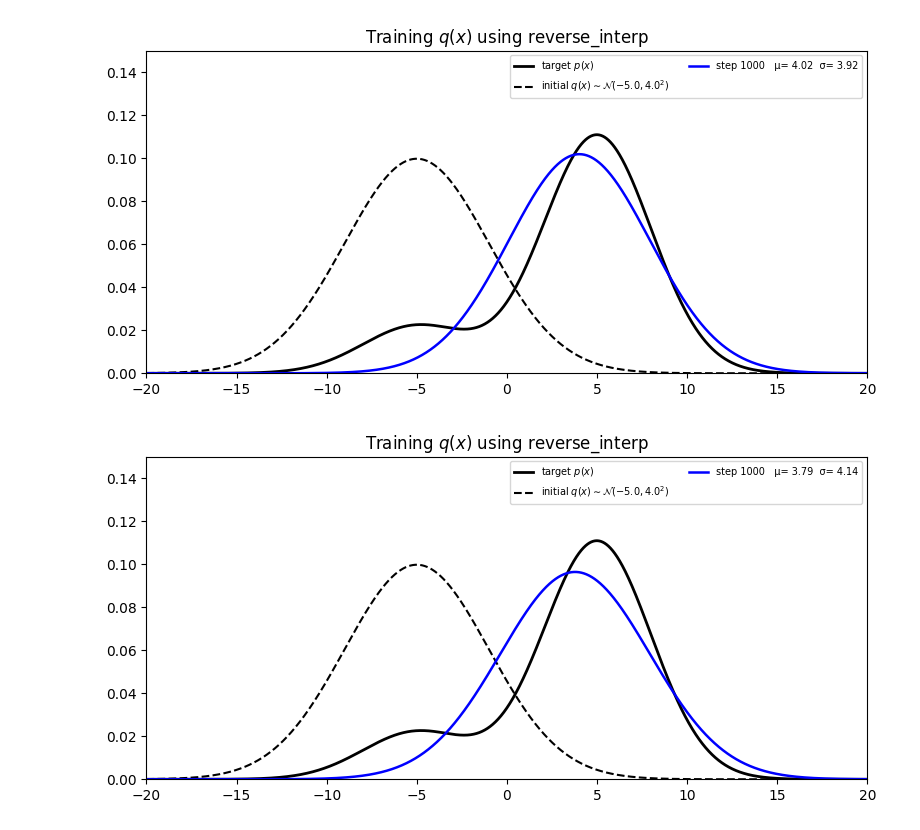
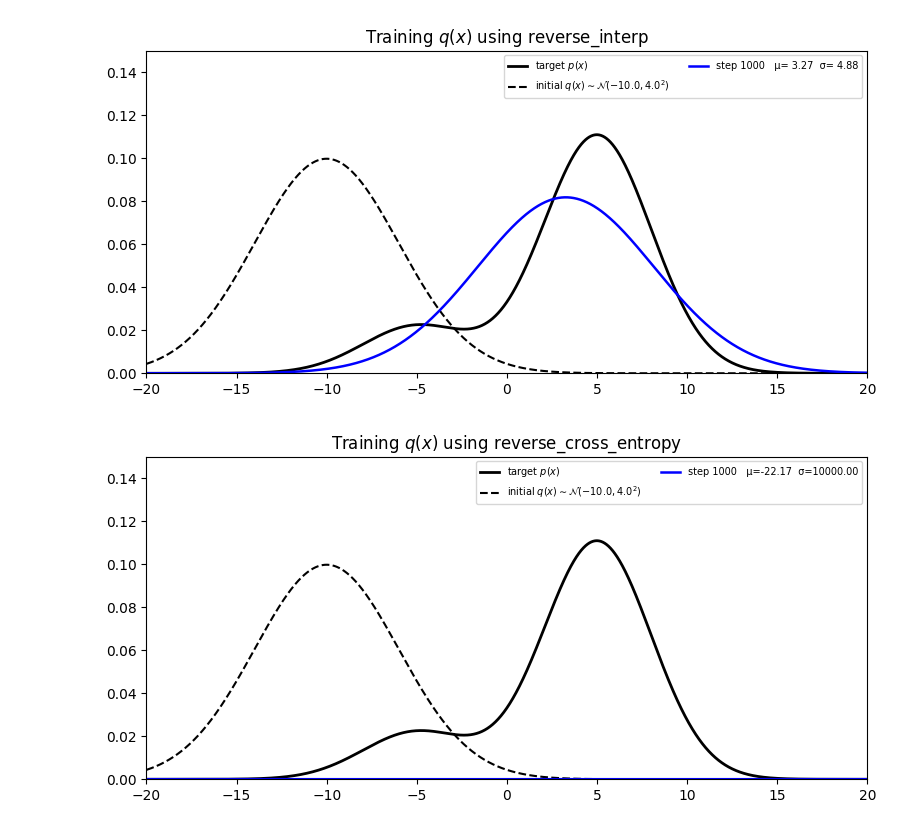
Before and after one commit to ShuoZheLi/distribution_matching, a Jupyter notebook: KL.ipynb, the cells around one changed output. Saved outputs shown, nothing was run; the diff lists cells and outputs as text; code cells hidden in the pictures.

```diff
--- a/KL.ipynb
+++ b/KL.ipynb
@@ -92,7 +92,7 @@ class KLTrainer:
         self.sigmas = torch.tensor([3.0, 3.0])
 
         # Variational distribution parameters (univariate Gaussian)
-        self.mu = torch.tensor(-5.0, requires_grad=True)
+        self.mu = torch.tensor(-10.0, requires_grad=True)
         self.log_sigma = torch.tensor(np.log(4.0), requires_grad=True)
 
         # Store initial values for plotting
@@ -126,8 +126,8 @@ class KLTrainer:
             return torch.mean((logp - logq).exp() - (logp - logq) - 1)
         elif self.kl_method == "reverse_interp":
             interp = torch.log(self.alpha * logq.exp() + (1 - self.alpha) * logp.exp())
-            return torch.mean(logq - interp)
-            # return torch.mean((interp - logq).exp() - (interp - logq) - 1)
+            # return torch.mean(logq - interp)
+            return torch.mean((interp - logq).exp() - (interp - logq) - 1)
         elif self.kl_method == "forward":
             return torch.mean(logp - logq)
         elif self.kl_method == "reverse_cross_entropy":
@@ -155,6 +155,10 @@ class KLTrainer:
             self.opt.zero_grad()
             kl.backward()
             self.opt.step()
+
+            # keep σ in a reasonable range
+            with torch.no_grad():
+                self.log_sigma.clamp_(min=np.log(1e-4), max=np.log(1e4))
 
             if step in self.schedule:
                 self.snapshots.append((step, self.mu.item(), sigma.item(), kl.item()))
@@ -185,14 +189,18 @@ class KLTrainer:
         plt.tight_layout()
         plt.show()
 # %%
-trainer = KLTrainer(kl_method="reverse_interp", steps=50001, alpha=0.0)
+trainer = KLTrainer(kl_method="reverse_interp", steps=1001, alpha=0.8)
 trainer.train()
 trainer.plot()
 # %% [output]
-[figure, old version]
+[figure, new version]
 # %%
-trainer = KLTrainer(kl_method="reverse_interp", steps=1001, alpha=0.1)
+# trainer = KLTrainer(kl_method="reverse", steps=1001, alpha=0.1, lr=5e-2)
+# trainer = KLTrainer(kl_method="reverse_approx", steps=1001, alpha=0.1, lr=5e-1)
+# trainer = KLTrainer(kl_method="forward", steps=1001, alpha=0.1, lr=5e-2)
+# trainer = KLTrainer(kl_method="reverse_min_entropy", steps=1001, alpha=0.1, lr=5e-2)
+trainer = KLTrainer(kl_method="reverse_cross_entropy", steps=1001, alpha=0.1, lr=5e-2)
 trainer.train()
 trainer.plot()
 # %% [output]
-[figure, old version]
+[figure, new version]
```
Also changed, not shown: parts of 1 cell of this notebook, 2 other files.
